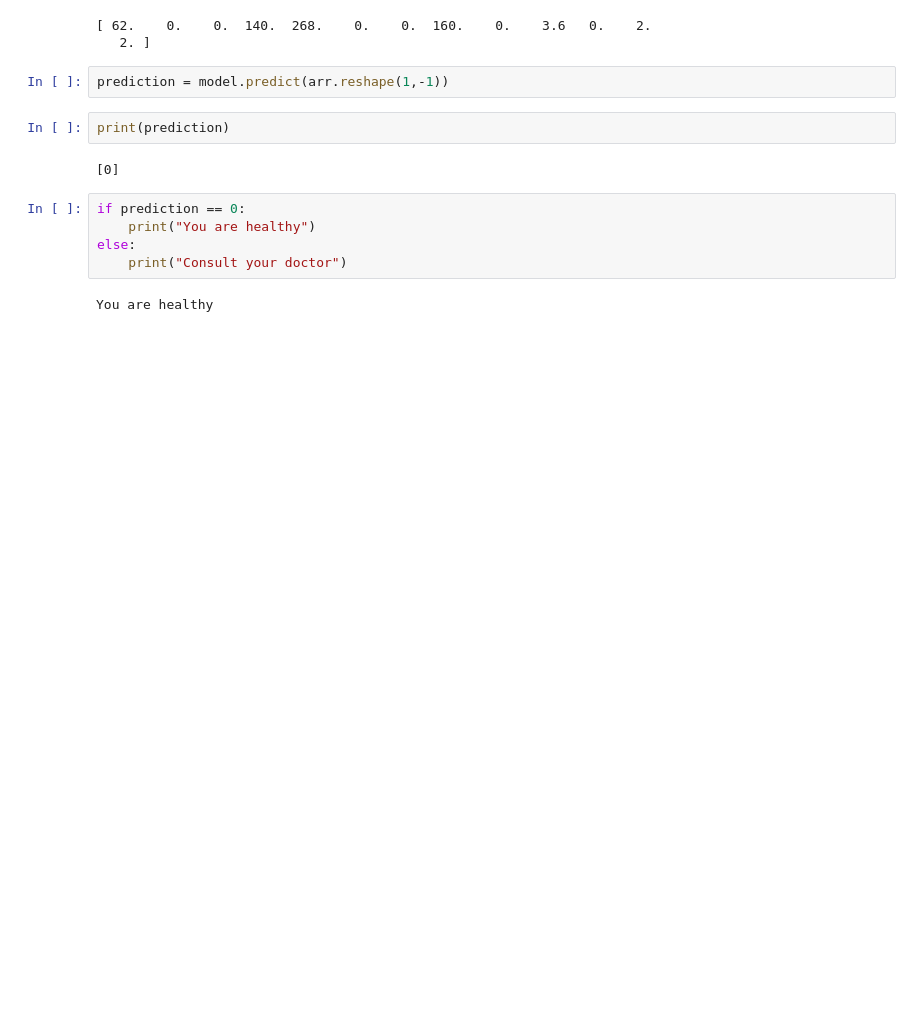
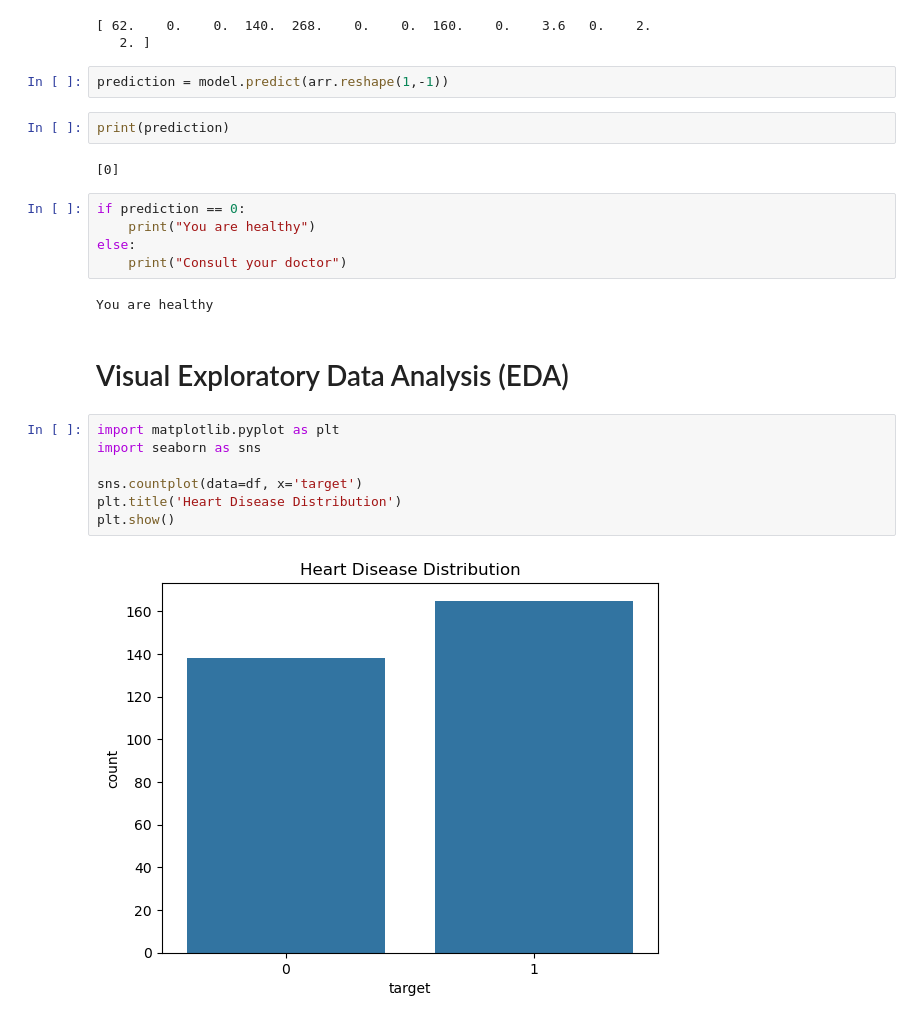
Before and after one commit to hardik2004gupta/Heart-Disease-Detection, a Jupyter notebook: Heart_Disease_Detector.ipynb, the cells around one changed output. Cells and saved outputs as stored; diff of their text form; blank space fills up the shorter version.

```diff
--- a/Heart_Disease_Detector.ipynb
+++ b/Heart_Disease_Detector.ipynb
@@ -165,3 +169,14 @@ else:
     print("Consult your doctor")
 # %% [output]
 You are healthy
+# %% [markdown]
+# Visual Exploratory Data Analysis (EDA)
+# %%
+import matplotlib.pyplot as plt
+import seaborn as sns
+
+sns.countplot(data=df, x='target')
+plt.title('Heart Disease Distribution')
+plt.show()
+# %% [output]
+[figure, added]
```
Also changed, not shown: parts of 5 cells of this notebook.
